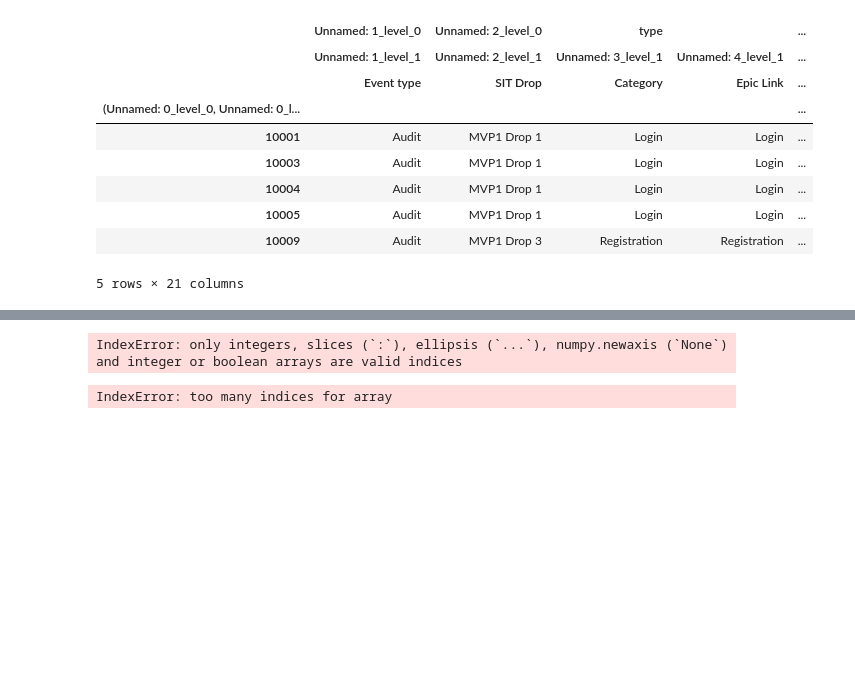
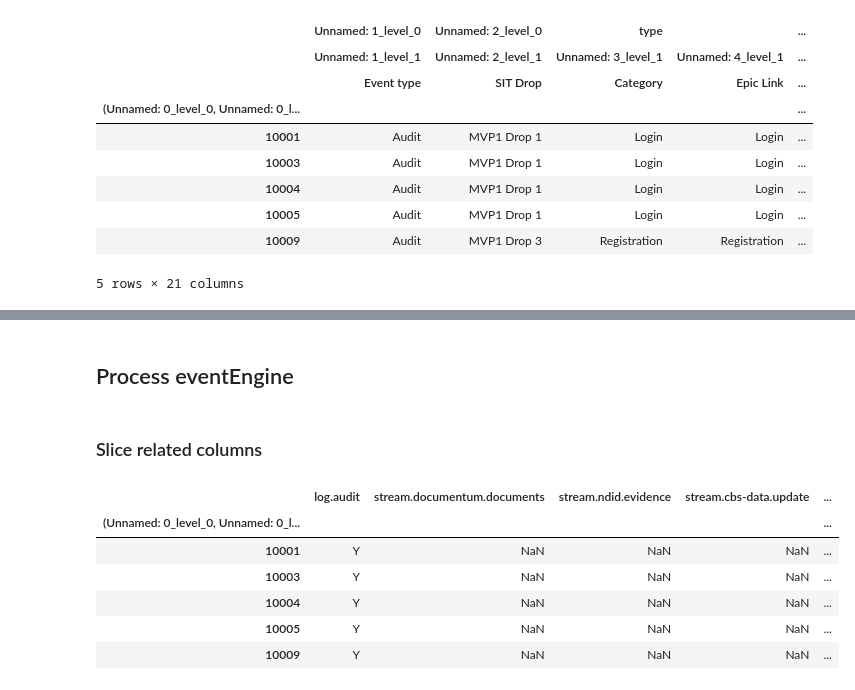
Before and after one commit to wwinkawin/event-code-script, a Jupyter notebook: processor.ipynb, the cells around one changed output, grey strips where cells are left out. Drawn from its saved outputs; the diff is of its cells as text; code cells hidden in the pictures; blank space fills up the shorter version.

```diff
--- a/processor.ipynb
+++ b/processor.ipynb
@@ -19,7 +7,7 @@ data_dict = {}
 # %%
 _raw_data = pd.read_excel('AD_To_Fill_Event_Code_Configuration_v1.0.xlsx', header=list(range(4)), skipinitialspace=True, tupleize_cols=True, sheet_name = "6) Event code generater")
 # %%
-data = _raw_data
+data = _raw_data.copy()
 # %%
 #Drop level from
 data.columns = pd.MultiIndex.from_tuples(data.columns).droplevel(2)
@@ -38,6 +26,3 @@ data.head()
 | 3 | 10005 | Audit | MVP1 Drop 1 | Login | Login | ... |
 | 4 | 10009 | Audit | MVP1 Drop 3 | Registration | Registration | ... |
 5 rows × 22 columns
-# %%
-#Replace Y with True values
-data = data.replace(to_replace =["Y"],  value = True)
@@ -90,9 +56,16 @@ test = []
-# %%
-df_slice.columns[str((df_slice == True).iloc[0])]
-# %% [output]
-IndexError: only integers, slices (`:`), ellipsis (`...`), numpy.newaxis (`None`) and integer or boolean arrays are valid indices
-# %%
-for i in len(df_slice.index):
-    df_slice.columns[(df_slice == True).iloc[i]]
-# %% [output]
-IndexError: too many indices for array
+# %% [markdown]
+## Process eventEngine
+# %% [markdown]
+### Slice related columns
+# %%
+idx = pd.IndexSlice
+df_slice = data.loc[:,idx['eventEngine','targetTopics']]
+df_slice.head()
+# %% [output]
+|  | log.audit | stream.documentum.documents | stream.ndid.evidence | stream.cbs-data.update | ... |
+| (Unnamed: 0_level_0, Unnamed: 0_l... |  |  |  |  | ... |
+| 10001 | Y | NaN | NaN | NaN | ... |
+| 10003 | Y | NaN | NaN | NaN | ... |
+| 10004 | Y | NaN | NaN | NaN | ... |
+| 10005 | Y | NaN | NaN | NaN | ... |
+| 10009 | Y | NaN | NaN | NaN | ... |
```
Also changed, not shown: parts of 55 cells of this notebook.
